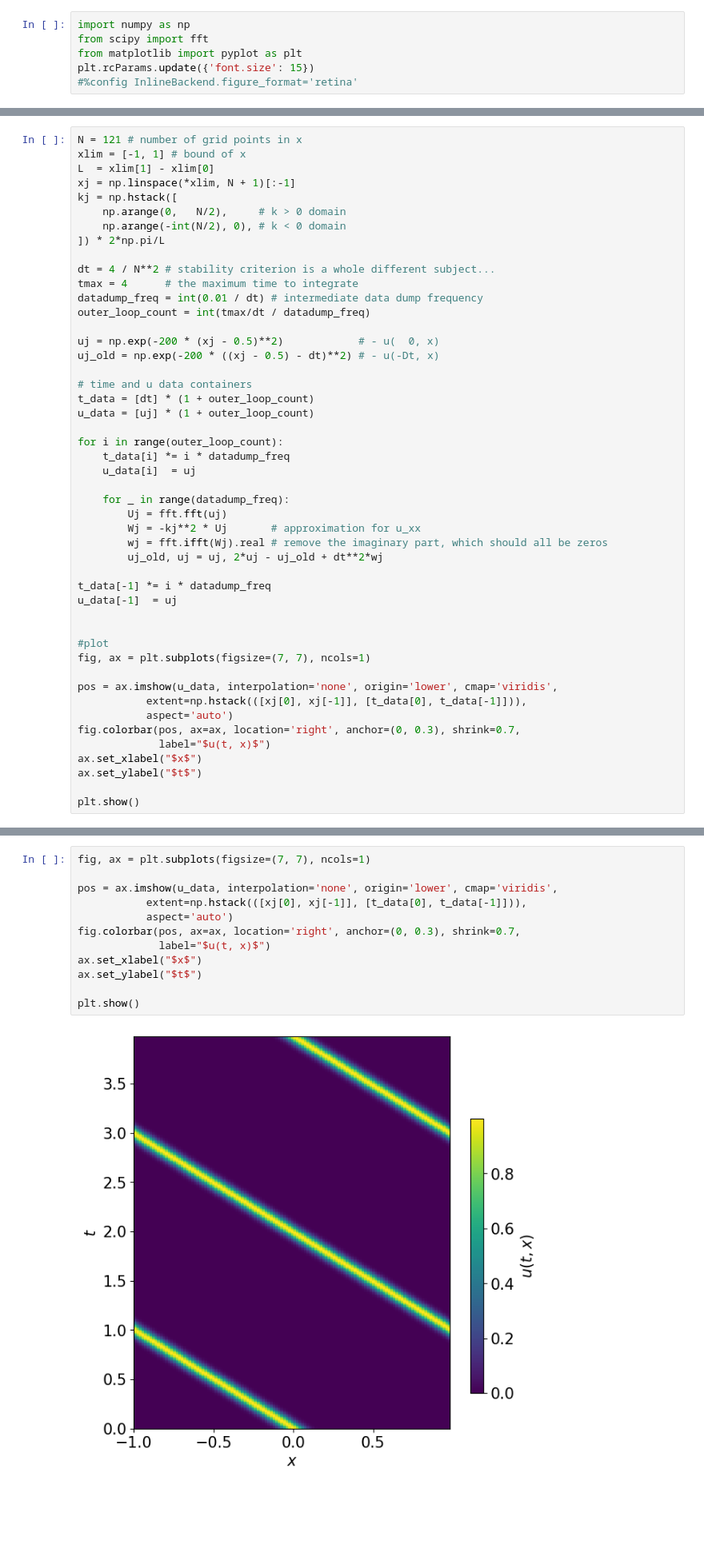
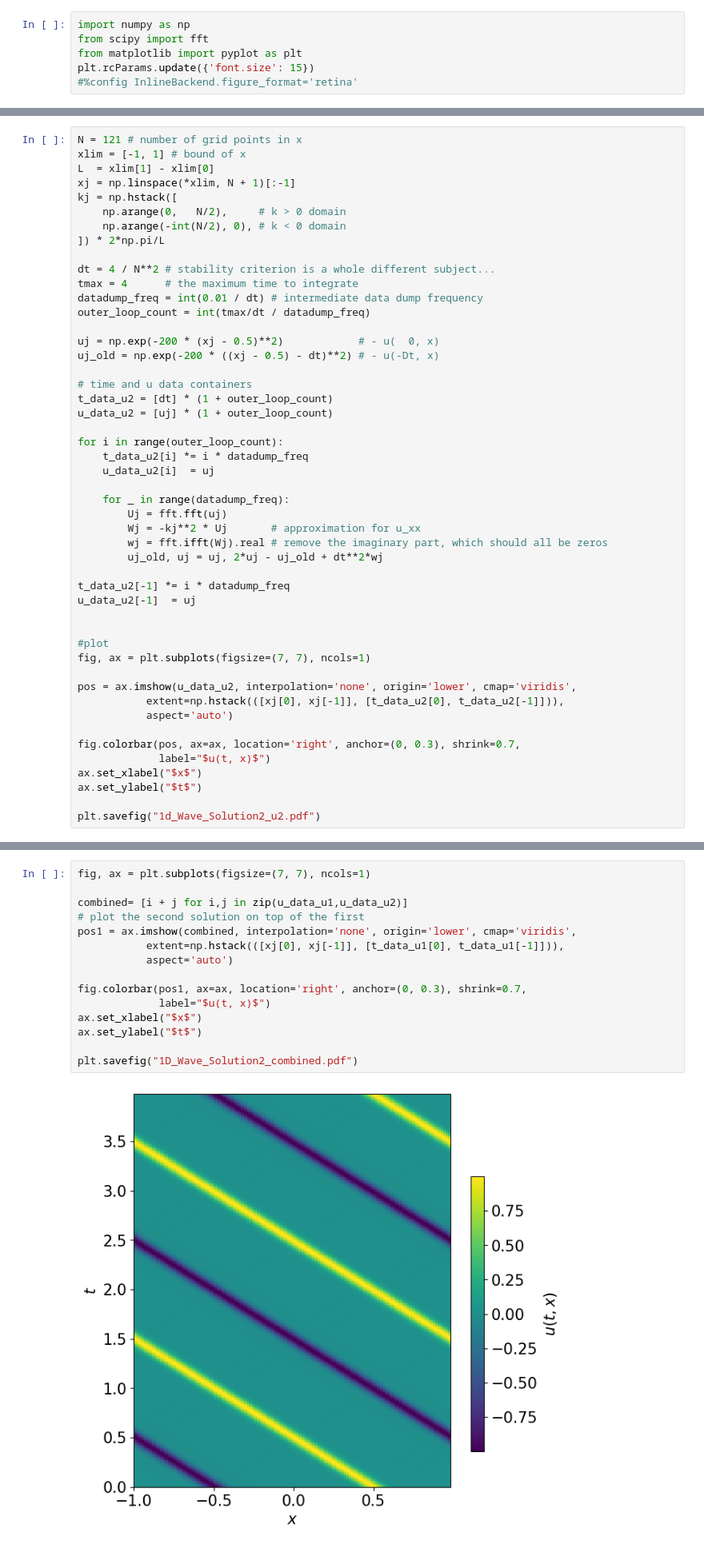
Before and after one commit to La-Folia/Numerical-Analysis, a Jupyter notebook: Fourier Transform/Homework5_1D_Wave_Solution.ipynb, the cells around one changed output, grey strips where cells are left out. Shown at 80% size. Cells and saved outputs as stored; diff of their text form; blank space fills up the shorter version.

```diff
--- a/Fourier Transform/Homework5_1D_Wave_Solution.ipynb
+++ b/Fourier Transform/Homework5_1D_Wave_Solution.ipynb
@@ -123,12 +123,12 @@ uj = np.exp(-200 * (xj - 0.5)**2)            # - u(  0, x)
 uj_old = np.exp(-200 * ((xj - 0.5) - dt)**2) # - u(-Dt, x)
 
 # time and u data containers
-t_data = [dt] * (1 + outer_loop_count)
-u_data = [uj] * (1 + outer_loop_count)
+t_data_u2 = [dt] * (1 + outer_loop_count)
+u_data_u2 = [uj] * (1 + outer_loop_count)
 
 for i in range(outer_loop_count):
-    t_data[i] *= i * datadump_freq
-    u_data[i]  = uj
+    t_data_u2[i] *= i * datadump_freq
+    u_data_u2[i]  = uj
 
     for _ in range(datadump_freq):
         Uj = fft.fft(uj)
@@ -136,35 +136,39 @@ for i in range(outer_loop_count):
         wj = fft.ifft(Wj).real # remove the imaginary part, which should all be zeros
         uj_old, uj = uj, 2*uj - uj_old + dt**2*wj
 
-t_data[-1] *= i * datadump_freq
-u_data[-1]  = uj
+t_data_u2[-1] *= i * datadump_freq
+u_data_u2[-1]  = uj
 
 
 #plot
 fig, ax = plt.subplots(figsize=(7, 7), ncols=1)
 
-pos = ax.imshow(u_data, interpolation='none', origin='lower', cmap='viridis',
-           extent=np.hstack(([xj[0], xj[-1]], [t_data[0], t_data[-1]])),
+pos = ax.imshow(u_data_u2, interpolation='none', origin='lower', cmap='viridis',
+           extent=np.hstack(([xj[0], xj[-1]], [t_data_u2[0], t_data_u2[-1]])),
            aspect='auto')
+
 fig.colorbar(pos, ax=ax, location='right', anchor=(0, 0.3), shrink=0.7,
              label="$u(t, x)$")
 ax.set_xlabel("$x$")
 ax.set_ylabel("$t$")
 
-plt.show()
+plt.savefig("1d_Wave_Solution2_u2.pdf")
 # %% [output]
 [figure]
 # %%
 fig, ax = plt.subplots(figsize=(7, 7), ncols=1)
 
-pos = ax.imshow(u_data, interpolation='none', origin='lower', cmap='viridis',
-           extent=np.hstack(([xj[0], xj[-1]], [t_data[0], t_data[-1]])),
+combined= [i + j for i,j in zip(u_data_u1,u_data_u2)]
+# plot the second solution on top of the first
+pos1 = ax.imshow(combined, interpolation='none', origin='lower', cmap='viridis',
+           extent=np.hstack(([xj[0], xj[-1]], [t_data_u1[0], t_data_u1[-1]])),
            aspect='auto')
-fig.colorbar(pos, ax=ax, location='right', anchor=(0, 0.3), shrink=0.7,
+
+fig.colorbar(pos1, ax=ax, location='right', anchor=(0, 0.3), shrink=0.7,
              label="$u(t, x)$")
 ax.set_xlabel("$x$")
 ax.set_ylabel("$t$")
 
-plt.show()
+plt.savefig("1D_Wave_Solution2_combined.pdf")
 # %% [output]
-[figure, old version]
+[figure, new version]
```
Also changed, not shown: parts of 7 cells of this notebook, 39 other files.
